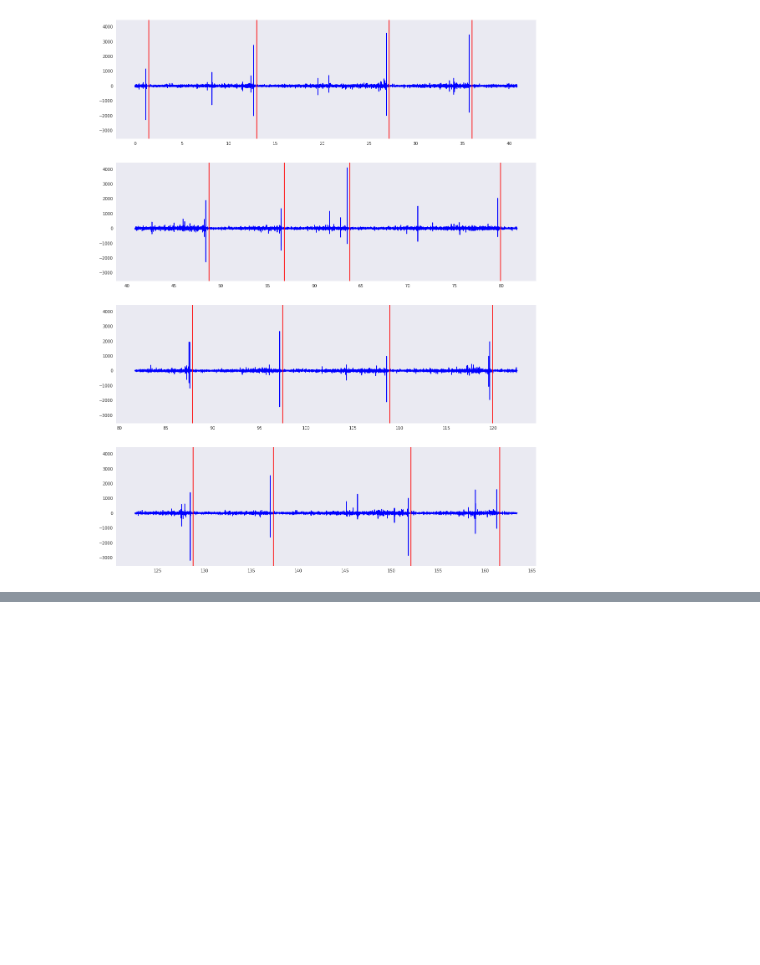
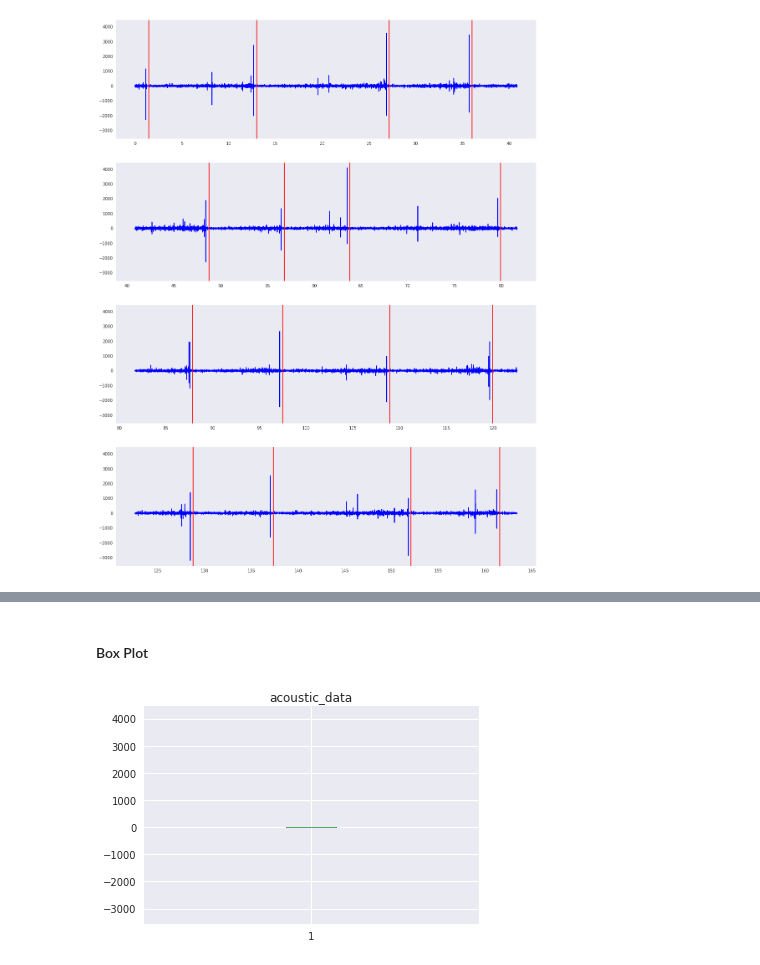
Before and after one commit to jeff-daniels/kaggle-scripts, a Jupyter notebook: LANL Earthquake Detection.ipynb, the cells around one changed output, grey strips where cells are left out. Drawn from its saved outputs; the diff is of its cells as text; code cells hidden in the pictures; blank space fills up the shorter version.

```diff
--- a/LANL Earthquake Detection.ipynb
+++ b/LANL Earthquake Detection.ipynb
@@ -228,0 +211,15 @@ plot_acoustic_failure_v2(train, nrows = 4)
+# %% [markdown]
+#### Box Plot
+# %%
+def plot_boxplot(df, show_outliers = True):
+    fig, ax = plt.subplots()
+    if show_outliers:
+        ax.set_title('acoustic_data')
+    else:
+        ax.set_title('acoustic_data, outliers excluded')
+    ax.boxplot(df['acoustic_data'], showfliers= show_outliers)
+    return None
+# %%
+plot_boxplot(train)
+# %% [output]
+[figure, added]
```
Also changed, not shown: parts of 30 cells of this notebook.
